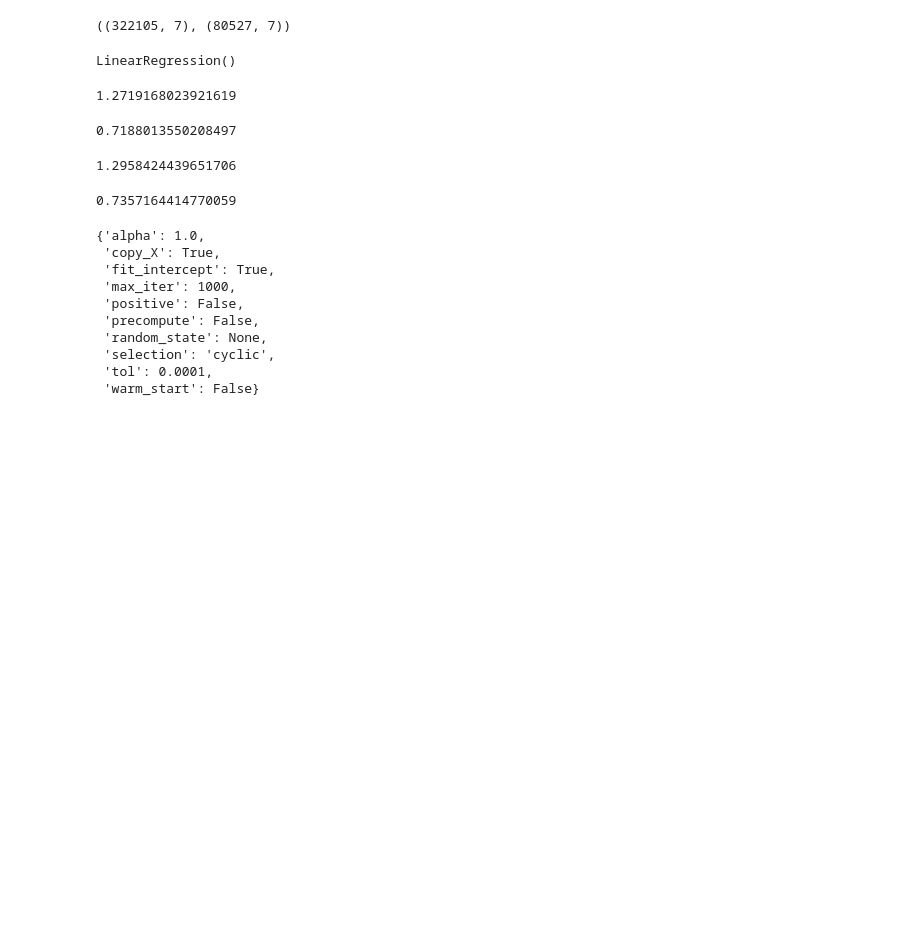
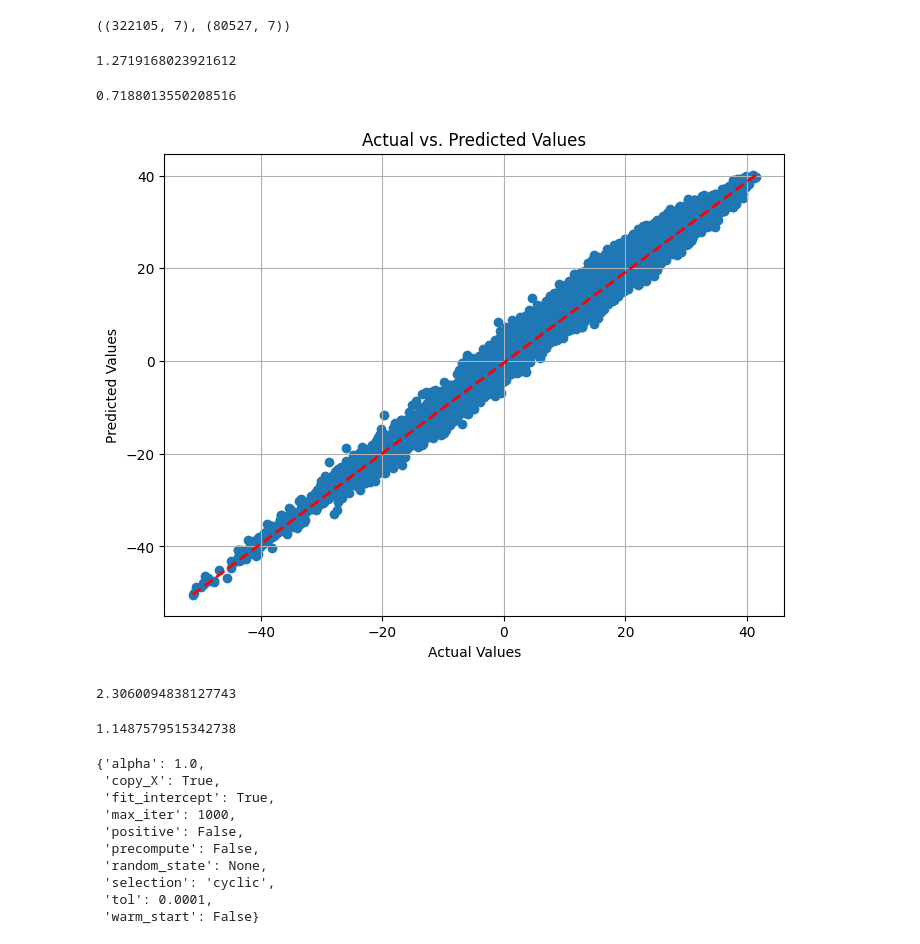
Before and after one commit to 202311003/idm_assignment_1, a Jupyter notebook: DM_project.ipynb, the cells around one changed output. Cells and saved outputs as stored; diff of their text form; code cells hidden in the pictures; blank space fills up the shorter version.

```diff
--- a/DM_project.ipynb
+++ b/DM_project.ipynb
@@ -343,33 +328,42 @@ from sklearn.linear_model import Ridge
 
 #Linear Regression
 model1 = LinearRegression()
-model1.fit(X_train, y_train)
+model1.fit(X_train_scaled, y_train)
+y_pred1 = model1.predict(X_test_scaled)
+mse1 = mean_squared_error(y_test, y_pred1)
+print(mse1)
+mae1 = mean_absolute_error(y_test, y_pred1)
+mae1
 # %% [output]
-LinearRegression()
+1.2719168023921612
+0.7188013550208516
-# %%
-y_pred1 = model1.predict(X_test)
-# %%
-mse1 = mean_squared_error(y_test, y_pred1)
-print(mse1)
-# %% [output]
-1.2719168023921619
-# %%
-mae1 = mean_absolute_error(y_test, y_pred1)
-mae1
-# %% [output]
-0.7188013550208497
+# %%
+plt.figure(figsize=(8, 6))
+plt.scatter(y_test, y_pred1)
+plt.xlabel("Actual Values")
+plt.ylabel("Predicted Values")
+plt.title("Actual vs. Predicted Values")
+plt.grid(True)
+
+# Add a diagonal line for reference (perfect predictions)
+plt.plot([min(y_test), max(y_test)], [min(y_pred1), max(y_pred1)], linestyle='--', color='red', linewidth=2)
+
+# Show the plot
+plt.show()
+# %% [output]
+[figure, added]
 # %%
 #Lasso Regression
 model2 = Lasso(alpha=1.0)
-model2.fit(X_train, y_train)
-y_pred2 = model2.predict(X_test)
+model2.fit(X_train_scaled, y_train)
+y_pred2 = model2.predict(X_test_scaled)
 mse2 = mean_squared_error(y_test, y_pred2)
 print(mse2)
 mae2 = mean_absolute_error(y_test, y_pred2)
 mae2
 # %% [output]
-1.2958424439651706
+2.3060094838127743
-0.7357164414770059
+1.1487579515342738
 # %%
 model2.get_params()
 # %% [output]
```
Also changed, not shown: parts of 25 cells of this notebook.
